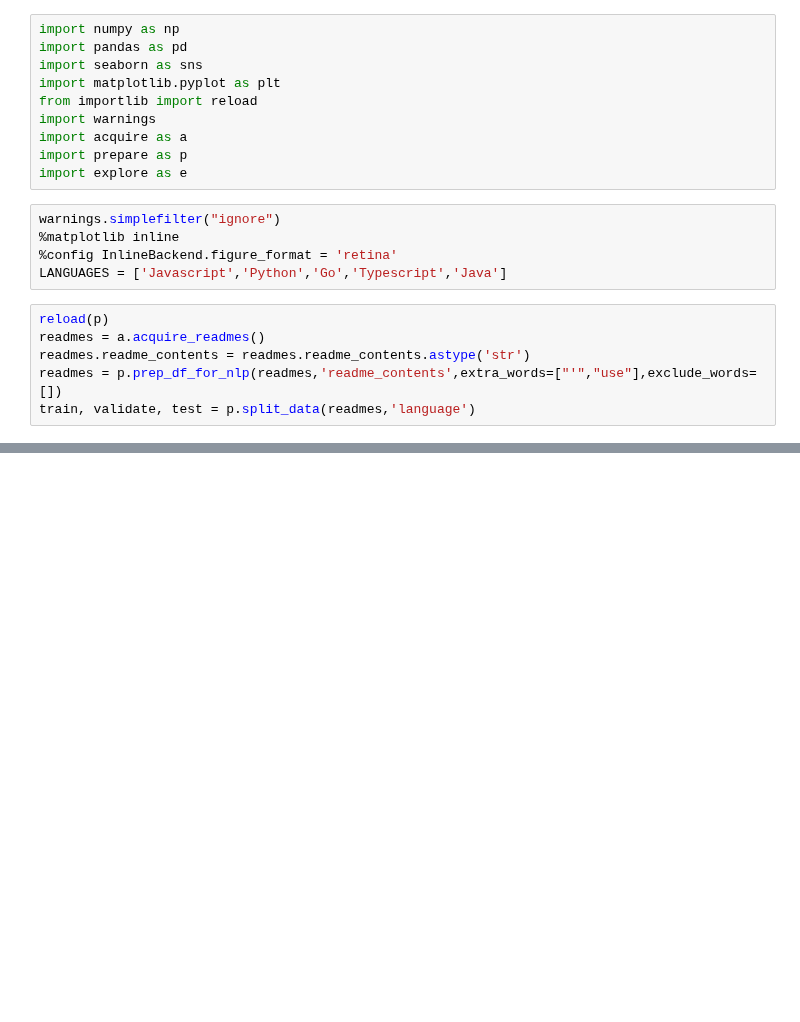
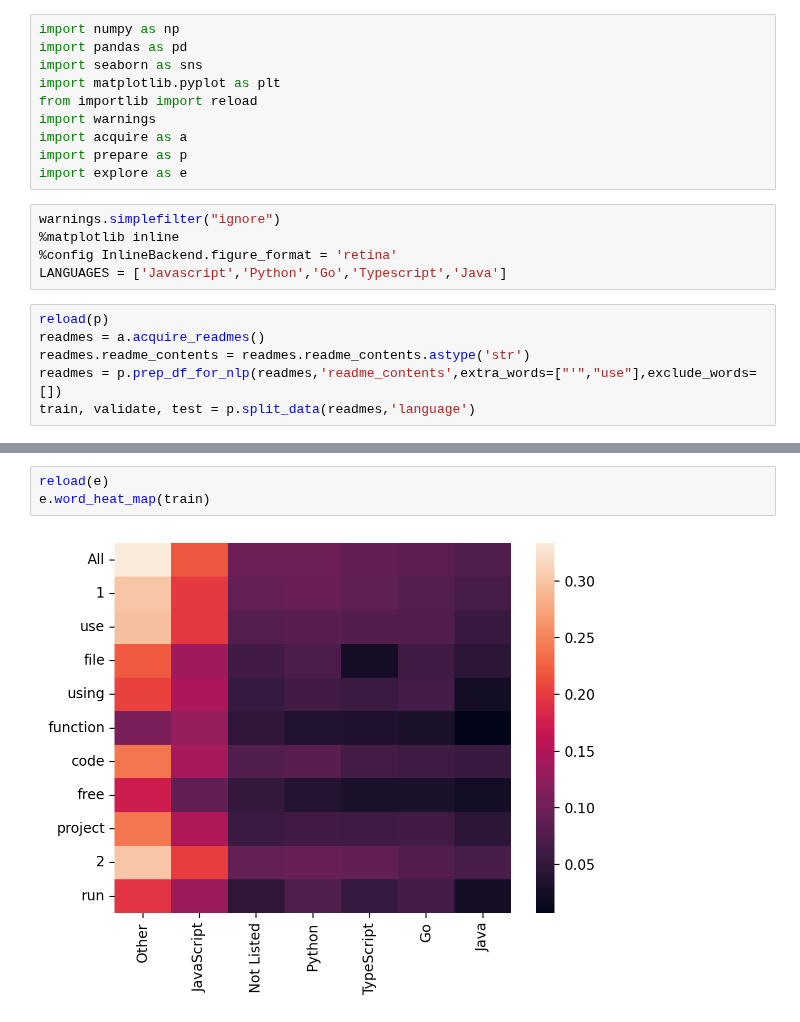
Before and after one commit to L-G-B-Team/nlp-project, a Jupyter notebook: woody_explore.ipynb, the cells around one changed output, grey strips where cells are left out. Cells and saved outputs as stored; diff of their text form; blank space fills up the shorter version.

Commit message:
explore has a graph now!

```diff
--- a/woody_explore.ipynb
+++ b/woody_explore.ipynb
@@ -45 +45,6 @@ e.top_five_words(train.lemmatized)
 552 rows × 10 columns
+# %%
+reload(e)
+e.word_heat_map(train)
+# %% [output]
+[figure, added]
```
Also changed, not shown: parts of 3 cells of this notebook, 2 other files.
